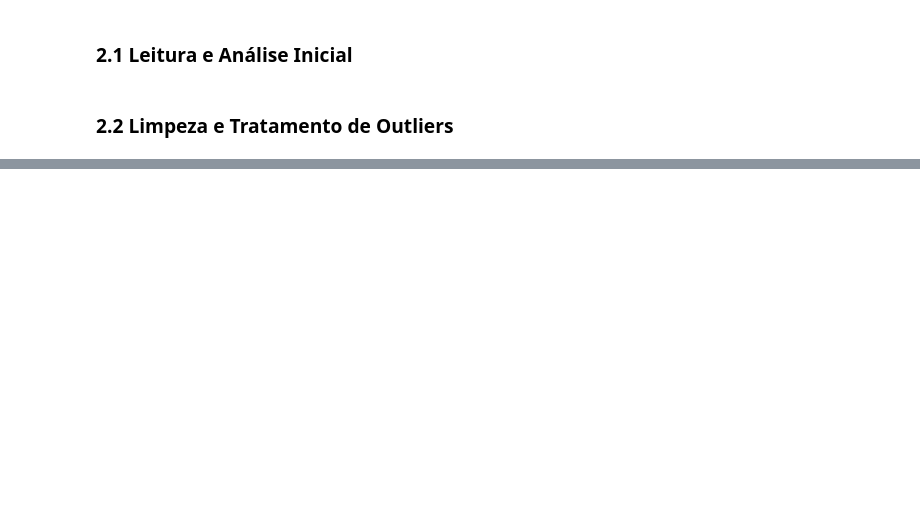
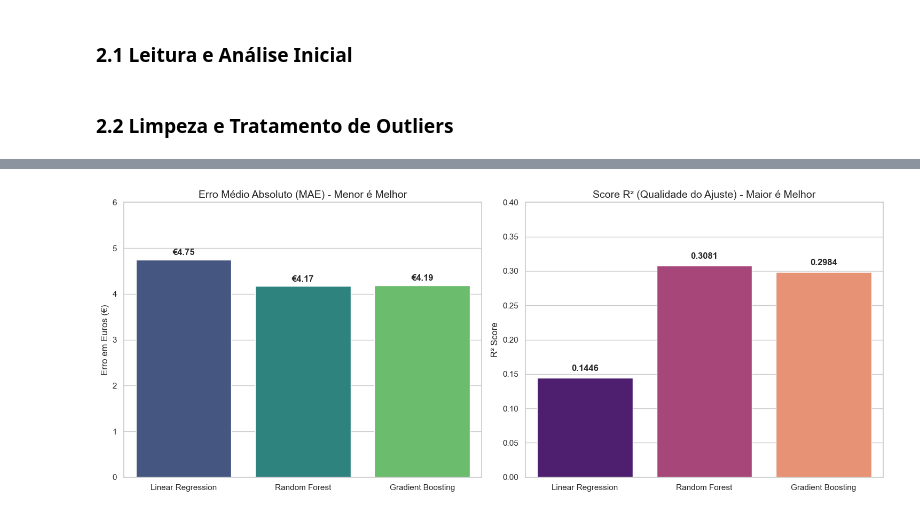
Before and after one commit to MarianoPieroni/Machine-Learning-, a Jupyter notebook: Notebook.ipynb, the cells around one changed output, grey strips where cells are left out. Drawn from its saved outputs; the diff is of its cells as text; code cells hidden in the pictures; blank space fills up the shorter version.

```diff
--- a/Notebook.ipynb
+++ b/Notebook.ipynb
@@ -125,0 +313,41 @@ def Clear_Data(df_clean):
+# %%
+def Visualizar_Comparacao_Baseline():
+    """
+    Gera gráficos comparativos baseados nos resultados obtidos na Fase 1.
+    """
+
+    # Dados extraídos da sua execução (Hardcoded para garantir que o gráfico aparece no relatório)
+    modelos = ['Linear Regression', 'Random Forest', 'Gradient Boosting']
+    mae_values = [4.75, 4.17, 4.19]     # Erro Médio (Menor é melhor)
+    r2_values = [0.1446, 0.3081, 0.2984] # Score R2 (Maior é melhor)
+
+    # Configuração da figura
+    fig, axes = plt.subplots(1, 2, figsize=(15, 6))
+
+    # Gráfico 1: MAE (Erro Médio)
+    sns.barplot(x=modelos, y=mae_values, ax=axes[0], palette="viridis", hue=modelos, legend=False)
+    axes[0].set_title('Erro Médio Absoluto (MAE) - Menor é Melhor', fontsize=14)
+    axes[0].set_ylabel('Erro em Euros (€)')
+    axes[0].set_ylim(0, 6)
+
+    # Adicionar valores nas barras
+    for i, v in enumerate(mae_values):
+        axes[0].text(i, v + 0.1, f"€{v}", ha='center', fontsize=12, fontweight='bold')
+
+    # Gráfico 2: R2 Score
+    sns.barplot(x=modelos, y=r2_values, ax=axes[1], palette="magma", hue=modelos, legend=False)
+    axes[1].set_title('Score R² (Qualidade do Ajuste) - Maior é Melhor', fontsize=14)
+    axes[1].set_ylabel('R² Score')
+    axes[1].set_ylim(0, 0.4) # Ajuste conforme necessário
+
+    # Adicionar valores nas barras
+    for i, v in enumerate(r2_values):
+        axes[1].text(i, v + 0.01, f"{v}", ha='center', fontsize=12, fontweight='bold')
+
+    plt.tight_layout()
+    plt.show()
+
+# Executar a visualização
+Visualizar_Comparacao_Baseline()
+# %% [output]
+[figure, added]
```
Also changed, not shown: parts of 35 cells of this notebook, 2 other files.
